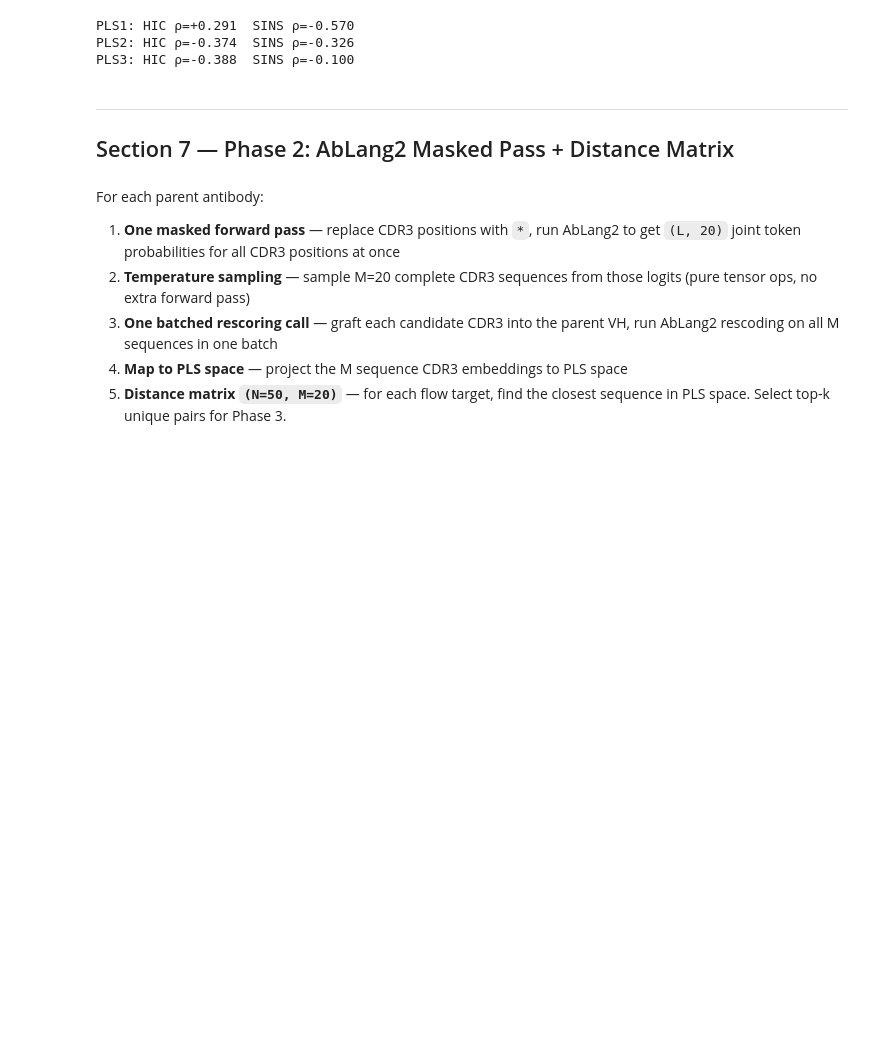
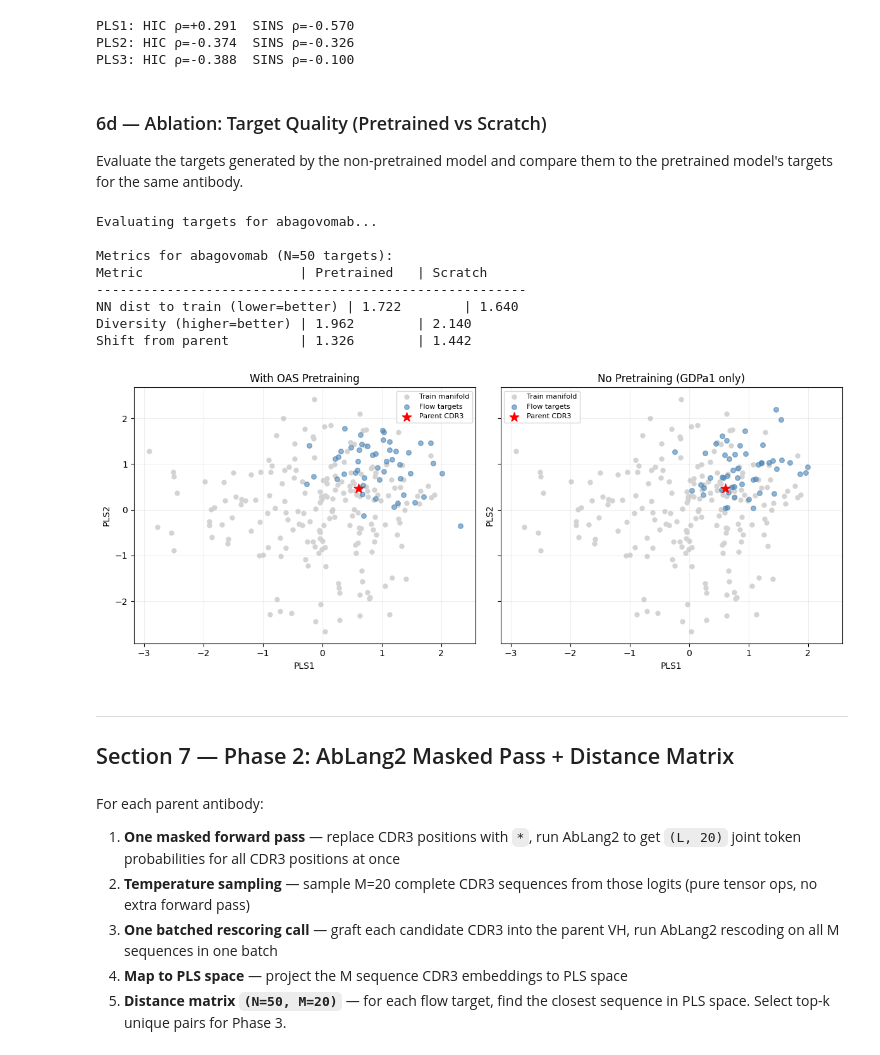
Before and after one commit to SidhantPuntambekar/BMI702_Final_Project, a Jupyter notebook: OAS_bulk_download/antibody_pipeline_final_mid_oas-2.ipynb, the cells around one changed output. Saved outputs shown, nothing was run; the diff lists cells and outputs as text; code cells hidden in the pictures; blank space fills up the shorter version.

```diff
--- a/OAS_bulk_download/antibody_pipeline_final_mid_oas-2.ipynb
+++ b/OAS_bulk_download/antibody_pipeline_final_mid_oas-2.ipynb
@@ -1739,6 +1835,76 @@ for k in range(3):
 PLS1: HIC ρ=+0.291  SINS ρ=-0.570
 PLS2: HIC ρ=-0.374  SINS ρ=-0.326
 PLS3: HIC ρ=-0.388  SINS ρ=-0.100
+# %% [markdown]
+### 6d — Ablation: Target Quality (Pretrained vs Scratch)
+
+Evaluate the targets generated by the non-pretrained model and compare them to the pretrained model's targets for the same antibody.
+# %%
+example_local_i = valid_test_local[0]
+example_global  = test_idx[example_local_i]
+example_name    = df.iloc[example_global].get(COL_NAME, f'Ab_{example_global}')
+
+print(f'Evaluating targets for {example_name}...')
+
+# 1. Get targets from the PRETRAINED model (already computed in Section 6, but we need it here if run out of order)
+# If Section 6 hasn't run, we compute it on the fly.
+fw_cond = X_fw_te[[example_local_i]]
+if 'flow_targets' in locals() and example_name in flow_targets:
+    targets_pt = flow_targets[example_name]
+else:
+    target_hic  = np.percentile(y_hic_train,  20)
+    target_sins = np.percentile(y_sins_train, 20)
+    dev_target_raw = np.array([[target_hic, target_sins]])
+    dev_target_sc  = dev_scaler.transform(dev_target_raw)
+    targets_pt = sample_flow_targets(flow_model, fw_cond, dev_target_sc, n_samples=N_FLOW_SAMPLES, n_steps=N_ODE_STEPS)
+
+# 2. Get targets from the NON-PRETRAINED model
+targets_no_pt = sample_flow_targets(flow_model_no_pt, fw_cond, dev_target_sc, n_samples=N_FLOW_SAMPLES, n_steps=N_ODE_STEPS)
+
+# Metrics
+train_pls = X_pls_tr_sc
+parent_pt = X_pls_te_sc[[example_local_i]]
+
+def calc_metrics(targets):
+    nn_dist   = scipy_cdist(targets, train_pls).min(axis=1).mean()
+    pw        = scipy_cdist(targets, targets)
+    diversity = pw[np.triu_indices(len(targets), k=1)].mean()
+    shift     = scipy_cdist(parent_pt, targets.mean(0, keepdims=True))[0, 0]
+    return nn_dist, diversity, shift
+
+pt_nn, pt_div, pt_shift = calc_metrics(targets_pt)
+nopt_nn, nopt_div, nopt_shift = calc_metrics(targets_no_pt)
+
+print(f'\nMetrics for {example_name} (N=50 targets):')
+print(f'{"Metric":<25} | {"Pretrained":<12} | {"Scratch":<12}')
+print('-' * 55)
+print(f'{"NN dist to train (lower=better)":<25} | {pt_nn:<12.3f} | {nopt_nn:<12.3f}')
+print(f'{"Diversity (higher=better)":<25} | {pt_div:<12.3f} | {nopt_div:<12.3f}')
+print(f'{"Shift from parent":<25} | {pt_shift:<12.3f} | {nopt_shift:<12.3f}')
+
+# Visual comparison
+fig, axes = plt.subplots(1, 2, figsize=(12, 5), sharex=True, sharey=True)
+
+for ax, targets, title in zip(axes, [targets_pt, targets_no_pt], ['With OAS Pretraining', 'No Pretraining (GDPa1 only)']):
+    ax.scatter(train_pls[:,0], train_pls[:,1], c='lightgrey', s=25, label='Train manifold')
+    ax.scatter(targets[:,0], targets[:,1], c='steelblue', s=30, alpha=0.6, label='Flow targets')
+    ax.scatter(parent_pt[0,0], parent_pt[0,1], c='red', s=120, marker='*', label='Parent CDR3')
+    ax.set(xlabel='PLS1', ylabel='PLS2', title=title)
+    ax.grid(True, alpha=0.2)
+    ax.legend(fontsize=8)
+
+plt.tight_layout()
+plt.show()
+# %% [output]
+Evaluating targets for abagovomab...
+
+Metrics for abagovomab (N=50 targets):
+Metric                    | Pretrained   | Scratch
+-------------------------------------------------------
+NN dist to train (lower=better) | 1.722        | 1.640
+Diversity (higher=better) | 1.962        | 2.140
+Shift from parent         | 1.326        | 1.442
+[figure, added]
 # %% [markdown]
 ---
 ## Section 7 — Phase 2: AbLang2 Masked Pass + Distance Matrix
```
Also changed, not shown: parts of 11 cells of this notebook.
